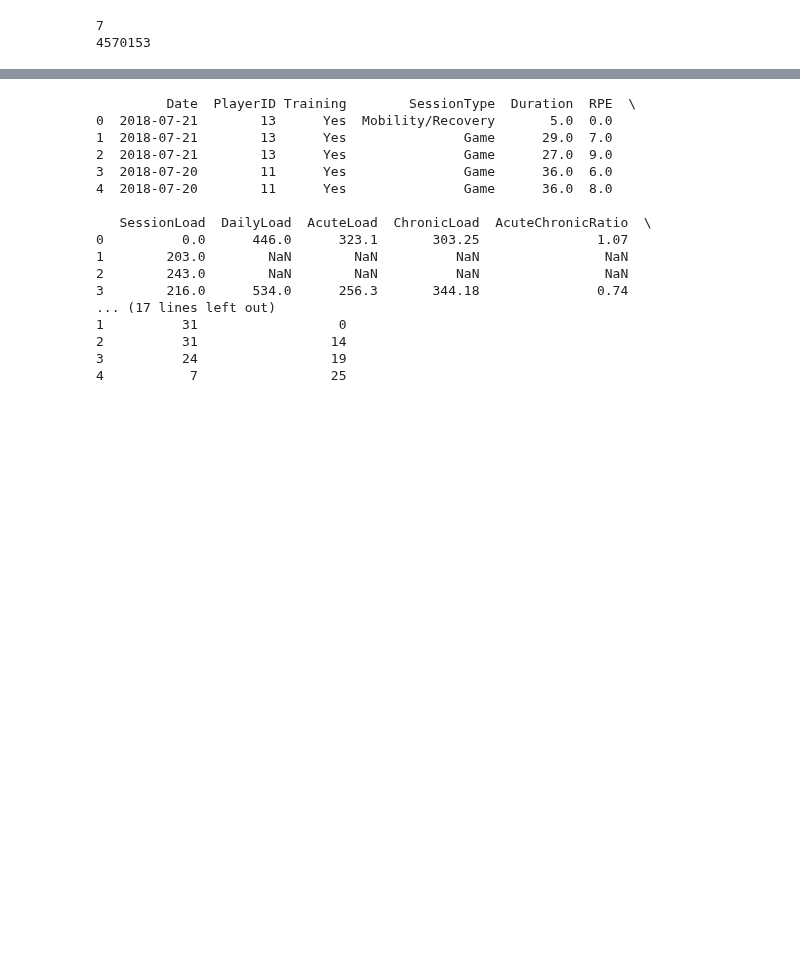
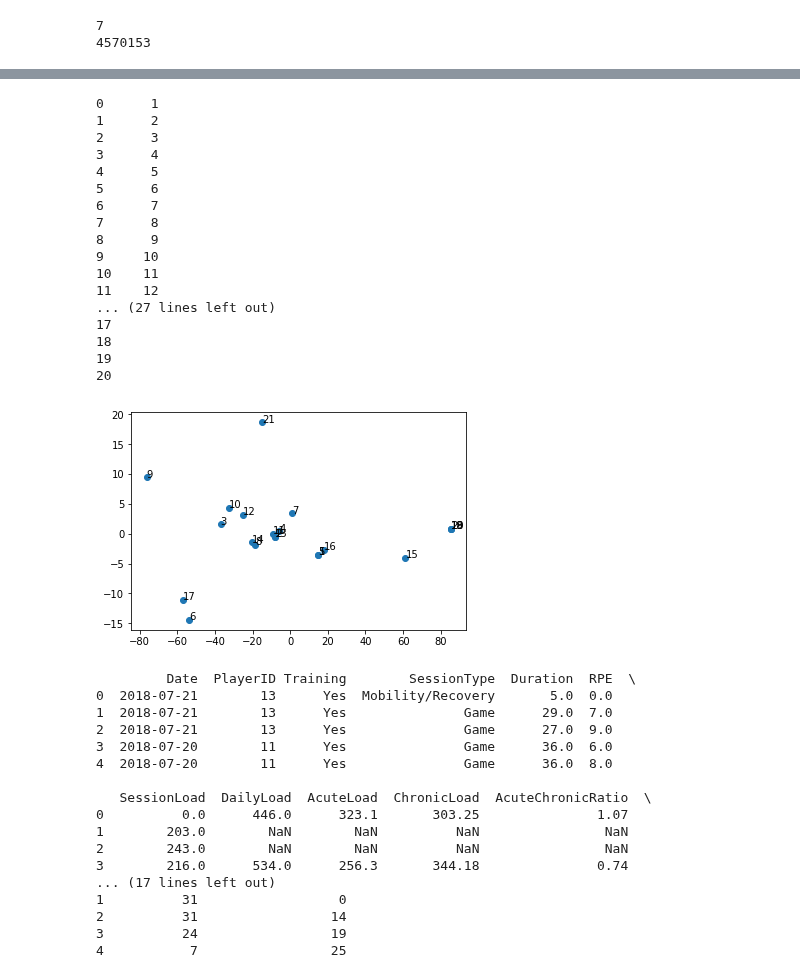
Before and after one commit to JoeRoussy/sta2453-project-1, a Jupyter notebook: gps_factor_analysis.ipynb, the cells around one changed output, grey strips where cells are left out. Drawn from its saved outputs; the diff is of its cells as text; code cells hidden in the pictures; blank space fills up the shorter version.

```diff
--- a/gps_factor_analysis.ipynb
+++ b/gps_factor_analysis.ipynb
@@ -116,0 +116,4 @@ Index(['Speed', 'AccelImpulse', 'AccelLoad', 'AccelX', 'AccelY', 'AccelZ',
+# %%
+pca = PCA(n_components=2)
+principal_components = pca.fit_transform(new_data)
+principal_components
@@ -117,3 +138,32 @@ Index(['Speed', 'AccelImpulse', 'AccelLoad', 'AccelX', 'AccelY', 'AccelZ',
+# %%
+HORIZONTAL_OFFSET = 0
+VERTICAL_OFFSET = 0
+
+fig, ax = plt.subplots()
+ax.scatter(principal_components[:, 0], principal_components[:, 1])
+print(player_id_series)
+for i in range(len(player_id_series)):
+    print(i)
+    ax.annotate(str(i + 1), (principal_components[i, 0] + HORIZONTAL_OFFSET, principal_components[i, 1] + VERTICAL_OFFSET))
+# %% [output]
+0      1
+1      2
+2      3
+3      4
+4      5
+5      6
+6      7
+7      8
+8      9
+9     10
+10    11
+11    12
+... (27 lines left out)
+17
+18
+19
+20
+[figure, added]
 # %%
 print(rpe_df.head())
 print(games_df.head())
```
Also changed, not shown: parts of 6 cells of this notebook, 2 other files.
